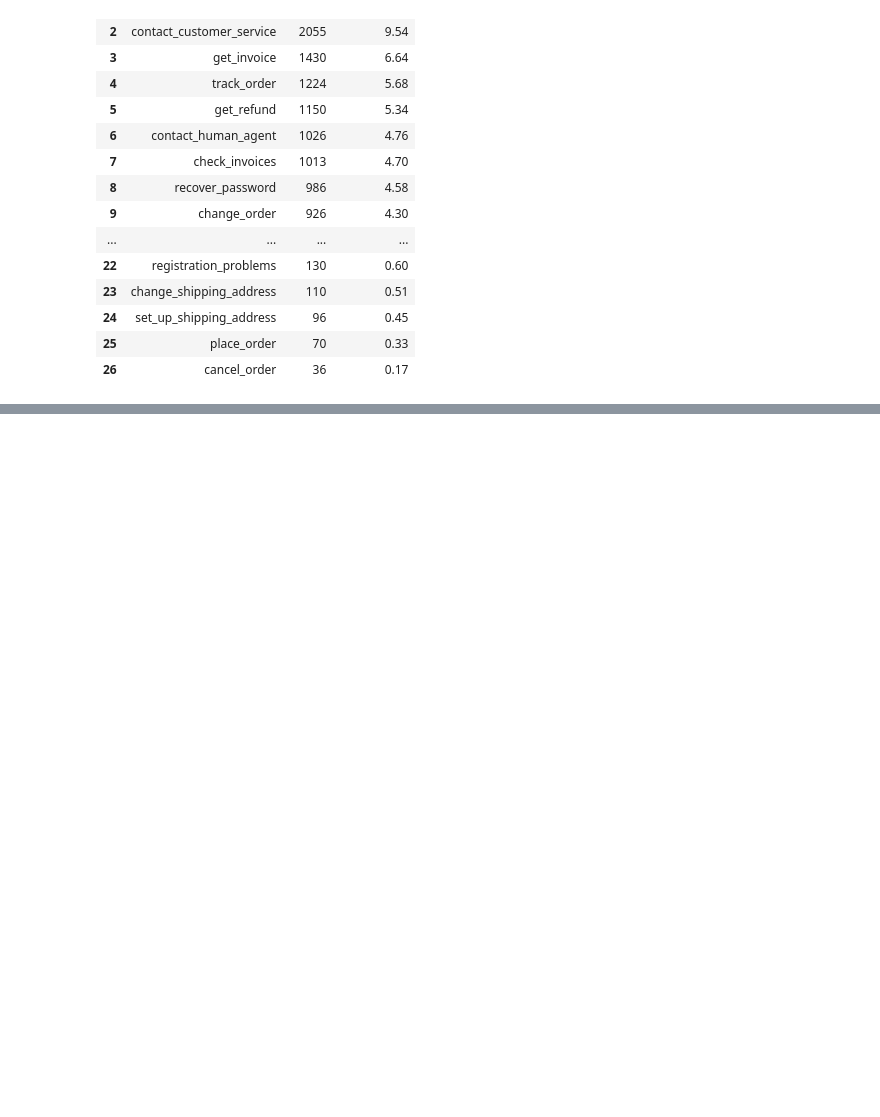
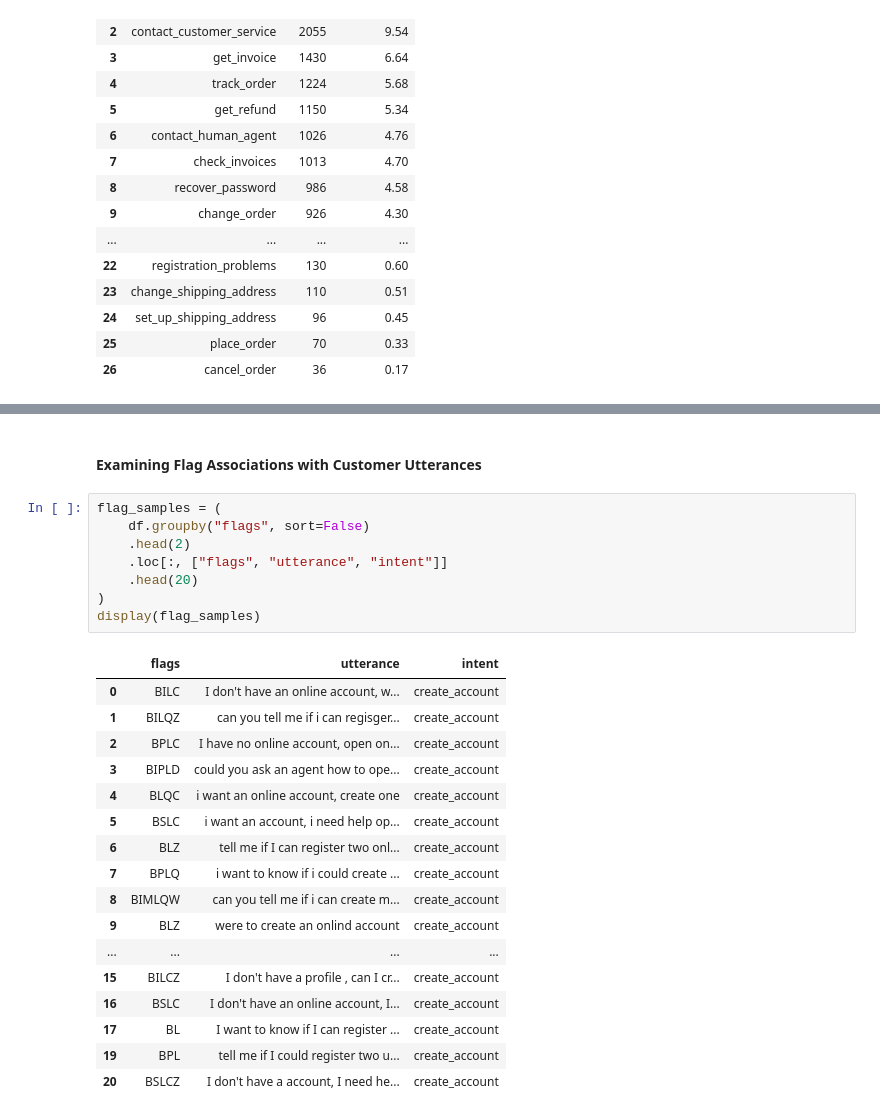
Before and after one commit to TejasMJ/Customer-Support-Intent-Intelligence, a Jupyter notebook: notebooks/01_data_understanding.ipynb, the cells around one changed output, grey strips where cells are left out. Cells and saved outputs as stored; diff of their text form; blank space fills up the shorter version.

```diff
--- a/notebooks/01_data_understanding.ipynb
+++ b/notebooks/01_data_understanding.ipynb
@@ -124,0 +167,28 @@ display(intent_distribution)
+# %% [markdown]
+#### Examining Flag Associations with Customer Utterances
+# %%
+flag_samples = (
+    df.groupby("flags", sort=False)
+    .head(2)
+    .loc[:, ["flags", "utterance", "intent"]]
+    .head(20)
+)
+display(flag_samples)
+# %% [output]
+|  | flags | utterance | intent |
+| 0 | BILC | I don't have an online account, w... | create_account |
+| 1 | BILQZ | can you tell me if i can regisger... | create_account |
+| 2 | BPLC | I have no online account, open on... | create_account |
+| 3 | BIPLD | could you ask an agent how to ope... | create_account |
+| 4 | BLQC | i want an online account, create one | create_account |
+| 5 | BSLC | i want an account, i need help op... | create_account |
+| 6 | BLZ | tell me if I can register two onl... | create_account |
+| 7 | BPLQ | i want to know if i could create ... | create_account |
+| 8 | BIMLQW | can you tell me if i can create m... | create_account |
+| 9 | BLZ | were to create an onlind account | create_account |
+| ... | ... | ... | ... |
+| 15 | BILCZ | I don't have a profile , can I cr... | create_account |
+| 16 | BSLC | I don't have an online account, I... | create_account |
+| 17 | BL | I want to know if I can register ... | create_account |
+| 19 | BPL | tell me if I could register two u... | create_account |
+| 20 | BSLCZ | I don't have a account, I need he... | create_account |
```
Also changed, not shown: parts of 23 cells of this notebook.
